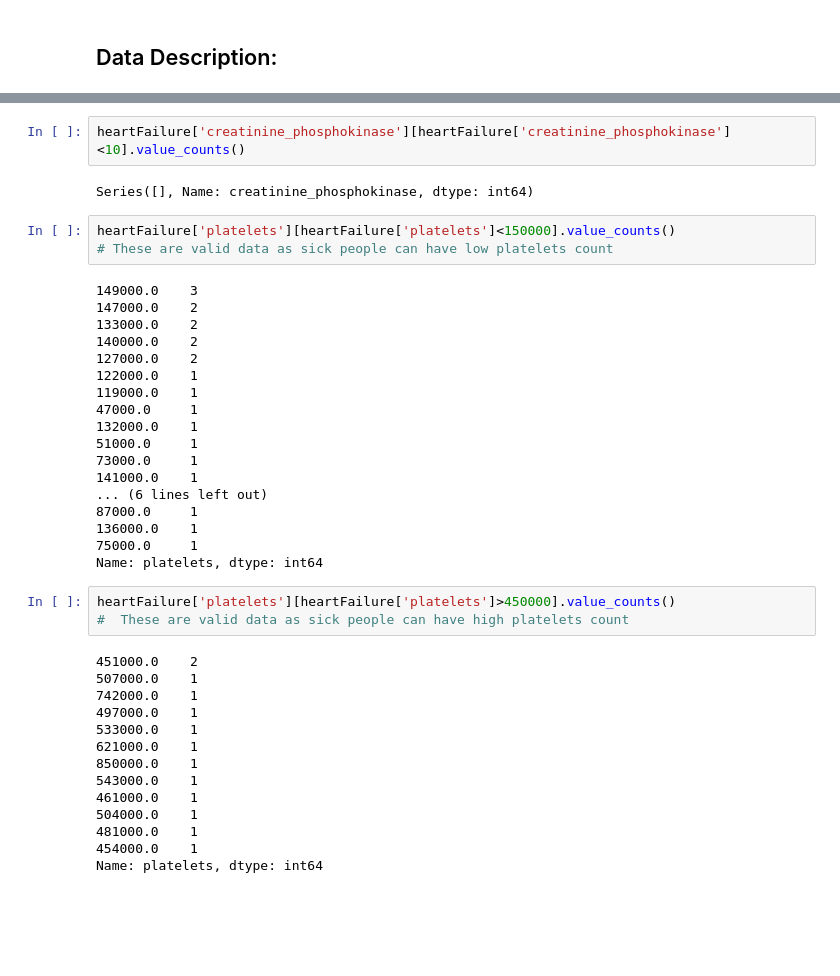
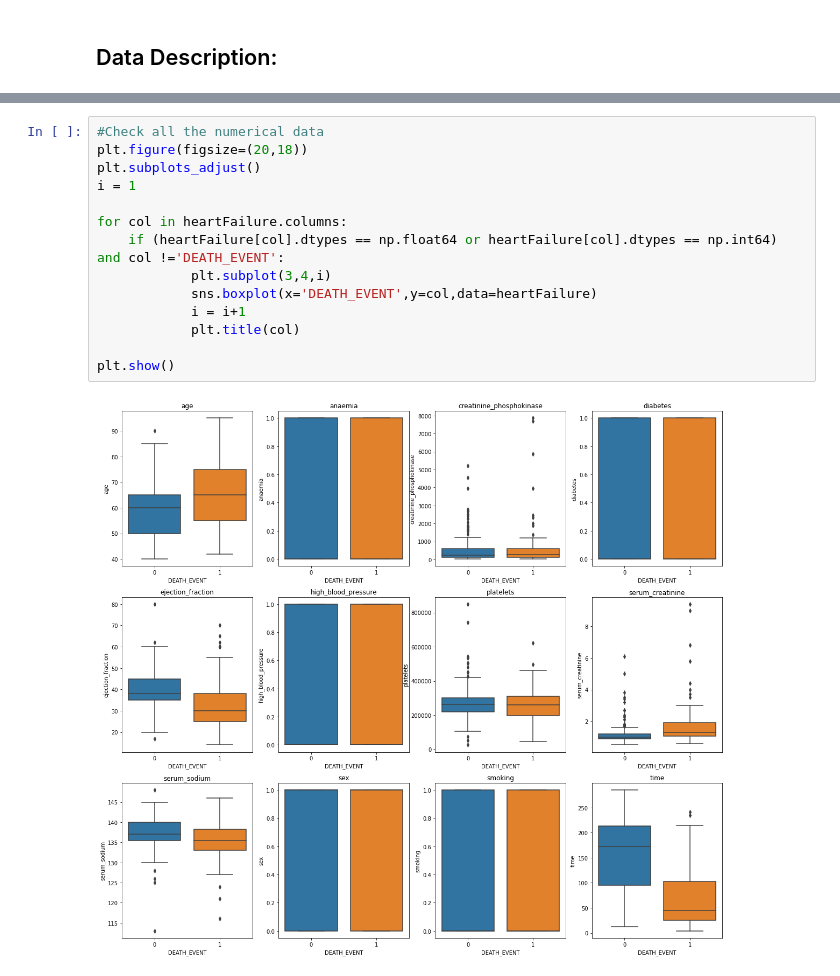
Before and after one commit to SyedKabir-dataWorm/Machine_learning_models, a Jupyter notebook: heartFailure.ipynb, the cells around one changed output, grey strips where cells are left out. Drawn from its saved outputs; the diff is of its cells as text; blank space fills up the shorter version.

Commit message:
added data exploration option.

```diff
--- a/heartFailure.ipynb
+++ b/heartFailure.ipynb
@@ -76,42 +107,16 @@ Name: creatinine_phosphokinase, Length: 89, dtype: int64
-# %%
-heartFailure['creatinine_phosphokinase'][heartFailure['creatinine_phosphokinase']<10].value_counts()
-# %% [output]
-Series([], Name: creatinine_phosphokinase, dtype: int64)
-# %%
-heartFailure['platelets'][heartFailure['platelets']<150000].value_counts()
-# These are valid data as sick people can have low platelets count
-# %% [output]
-149000.0    3
-147000.0    2
-133000.0    2
-140000.0    2
-127000.0    2
-122000.0    1
-119000.0    1
-47000.0     1
-132000.0    1
-51000.0     1
-73000.0     1
-141000.0    1
-... (6 lines left out)
-87000.0     1
-136000.0    1
-75000.0     1
-Name: platelets, dtype: int64
-# %%
-heartFailure['platelets'][heartFailure['platelets']>450000].value_counts()
-#  These are valid data as sick people can have high platelets count
-# %% [output]
-451000.0    2
-507000.0    1
-742000.0    1
-497000.0    1
-533000.0    1
-621000.0    1
-850000.0    1
-543000.0    1
-461000.0    1
-504000.0    1
-481000.0    1
-454000.0    1
-Name: platelets, dtype: int64
+# %%
+#Check all the numerical data
+plt.figure(figsize=(20,18))
+plt.subplots_adjust()
+i = 1
+
+for col in heartFailure.columns:
+    if (heartFailure[col].dtypes == np.float64 or heartFailure[col].dtypes == np.int64) and col !='DEATH_EVENT':
+            plt.subplot(3,4,i)
+            sns.boxplot(x='DEATH_EVENT',y=col,data=heartFailure)
+            i = i+1
+            plt.title(col)
+
+plt.show()
+# %% [output]
+[figure, added]
```
Also changed, not shown: parts of 51 cells of this notebook.
